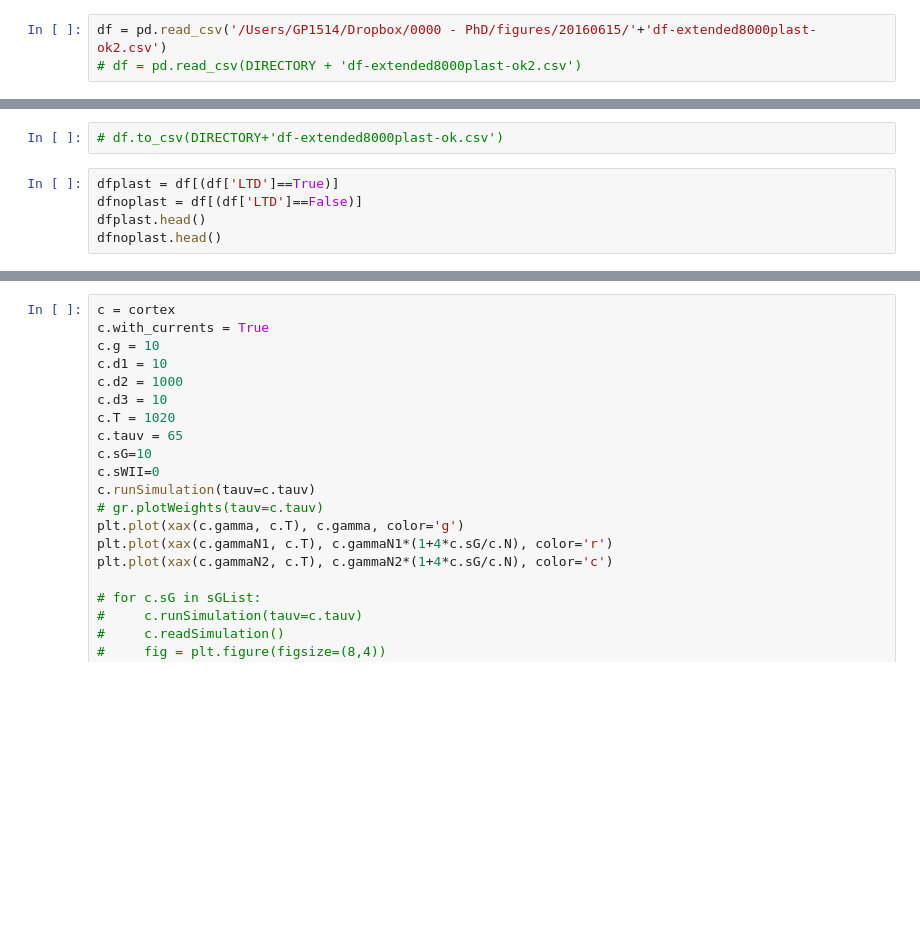
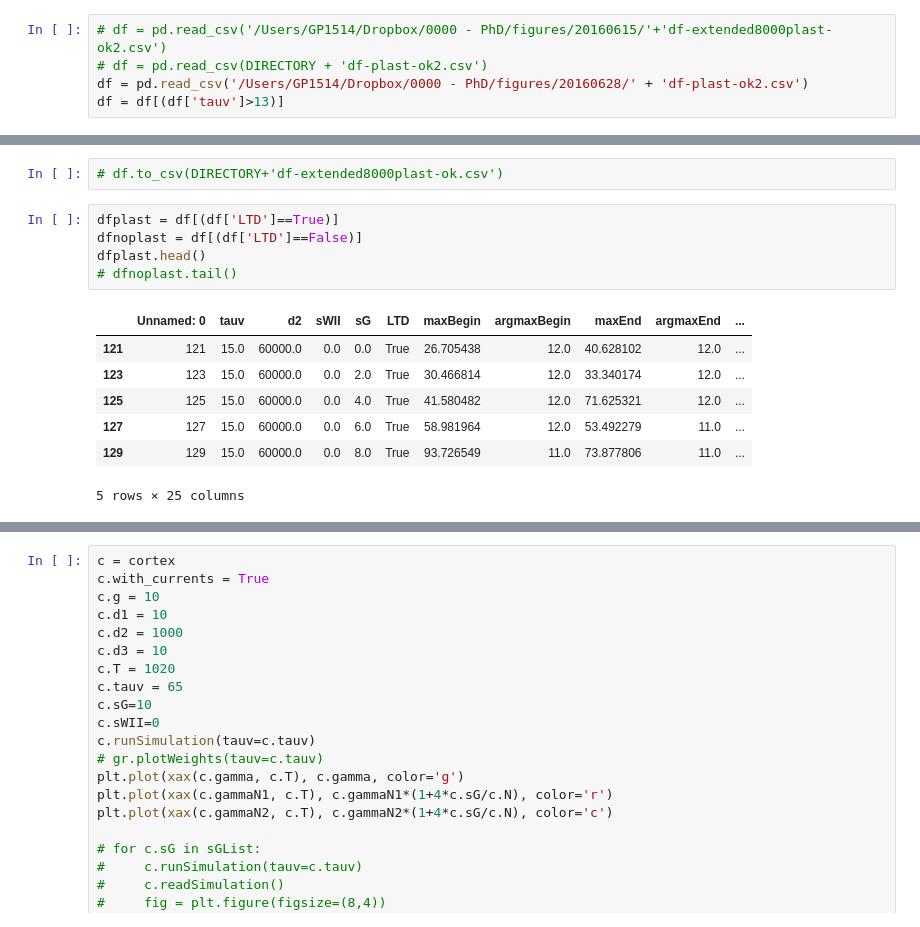
Before and after one commit to gpernelle/cortex, a Jupyter notebook: notebooks/2016-05-25-TRN_Cluster-newAPI.ipynb, the cells around one changed output, grey strips where cells are left out. Cells and saved outputs as stored; diff of their text form; blank space fills up the shorter version.

```diff
--- a/notebooks/2016-05-25-TRN_Cluster-newAPI.ipynb
+++ b/notebooks/2016-05-25-TRN_Cluster-newAPI.ipynb
@@ -186,8 +167,10 @@ AttributeError: 'Cortex' object has no attribute 'dt'
 # %%
 # df.to_csv(DIRECTORY+'df-extended.csv')
 # %%
-df = pd.read_csv('/Users/GP1514/Dropbox/0000 - PhD/figures/20160615/'+'df-extended8000plast-ok2.csv')
-# df = pd.read_csv(DIRECTORY + 'df-extended8000plast-ok2.csv')
+# df = pd.read_csv('/Users/GP1514/Dropbox/0000 - PhD/figures/20160615/'+'df-extended8000plast-ok2.csv')
+# df = pd.read_csv(DIRECTORY + 'df-plast-ok2.csv')
+df = pd.read_csv('/Users/GP1514/Dropbox/0000 - PhD/figures/20160628/' + 'df-plast-ok2.csv')
+df = df[(df['tauv']>13)]
 # %%
 df['fBothBegin'] = df['fBothStart']
 df['pBothBegin'] = df['pBothStart']
@@ -196,8 +179,16 @@ df['pBothBegin'] = df['pBothStart']
 # %%
 dfplast = df[(df['LTD']==True)]
 dfnoplast = df[(df['LTD']==False)]
 dfplast.head()
-dfnoplast.head()
+# dfnoplast.tail()
+# %% [output]
+|  | Unnamed: 0 | tauv | d2 | sWII | sG | LTD | maxBegin | argmaxBegin | maxEnd | argmaxEnd | ... |
+| 121 | 121 | 15.0 | 60000.0 | 0.0 | 0.0 | True | 26.705438 | 12.0 | 40.628102 | 12.0 | ... |
+| 123 | 123 | 15.0 | 60000.0 | 0.0 | 2.0 | True | 30.466814 | 12.0 | 33.340174 | 12.0 | ... |
+| 125 | 125 | 15.0 | 60000.0 | 0.0 | 4.0 | True | 41.580482 | 12.0 | 71.625321 | 12.0 | ... |
+| 127 | 127 | 15.0 | 60000.0 | 0.0 | 6.0 | True | 58.981964 | 12.0 | 53.492279 | 11.0 | ... |
+| 129 | 129 | 15.0 | 60000.0 | 0.0 | 8.0 | True | 93.726549 | 11.0 | 73.877806 | 11.0 | ... |
+5 rows × 25 columns
 # %%
 c = cortex
 c.with_currents = True
```
Also changed, not shown: parts of 10 cells of this notebook, 3 other files.
